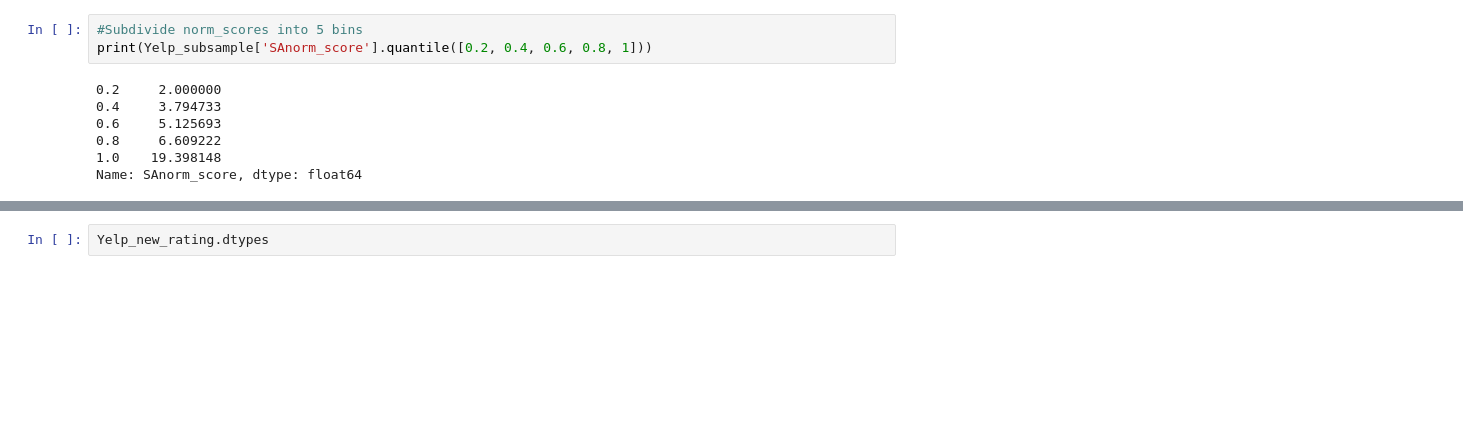
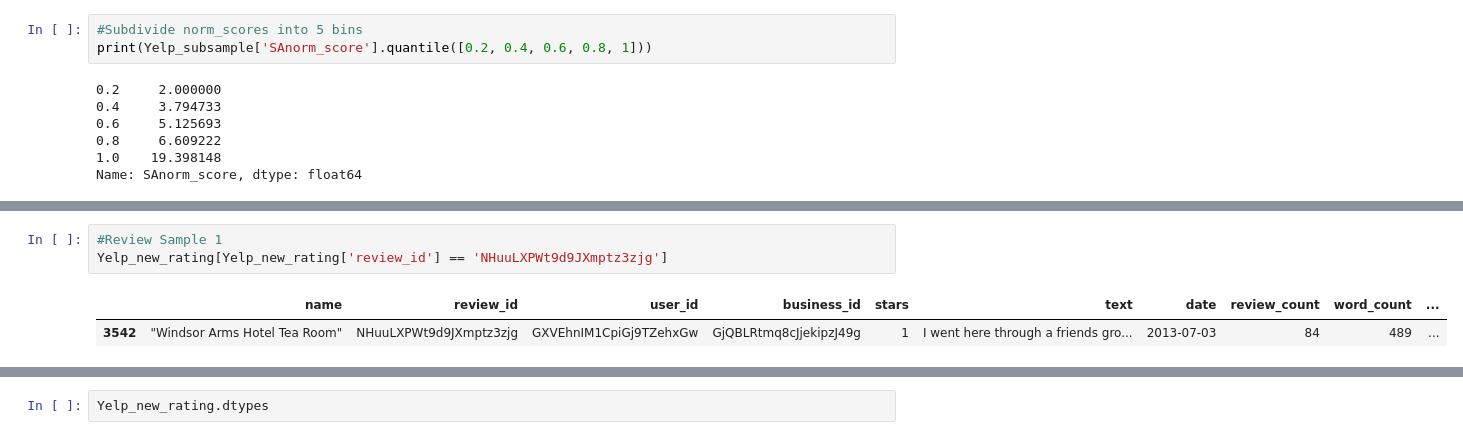
Before and after one commit to minas26902/Improving_Yelp_Ratings_with_ML, a Jupyter notebook: AFINN_analyses_AMD/AFINN_SA_on_323K_AMD.ipynb, the cells around one changed output, grey strips where cells are left out. Saved outputs shown, nothing was run; the diff lists cells and outputs as text; blank space fills up the shorter version.

```diff
--- a/AFINN_analyses_AMD/AFINN_SA_on_323K_AMD.ipynb
+++ b/AFINN_analyses_AMD/AFINN_SA_on_323K_AMD.ipynb
@@ -115,3 +117,9 @@ Yelp_new_rating.tail()
 | 323307 | "Sushi House Goyemon" | Lmu5cgFFAcDFxIA0w8WObA | a9UymHuKxZKMnHXOo3nLKA | JyxHvtj-syke7m9rbza7mA | 5 | This place is usually always pack... | 2016-05-26 | 64 | 180 | ... |
 | 323308 | "Yellowtail" | cPp2sAxSF-4vfQqex5If5g | a9UymHuKxZKMnHXOo3nLKA | Dxaz8OxaadecnWol18kAtw | 4 | I've always loved yellowtail... J... | 2015-12-17 | 64 | 256 | ... |
 | 323309 | "Sushi Neko" | 6OBNWpnPR87iBdca4ZtODA | a9UymHuKxZKMnHXOo3nLKA | ghVhlFpNhfBwWDFGSlt2JA | 5 | This has quickly became a favorit... | 2017-07-26 | 64 | 71 | ... |
+# %%
+#Review Sample 1
+Yelp_new_rating[Yelp_new_rating['review_id'] == 'NHuuLXPWt9d9JXmptz3zjg']
+# %% [output]
+|  | name | review_id | user_id | business_id | stars | text | date | review_count | word_count | ... |
+| 3542 | "Windsor Arms Hotel Tea Room" | NHuuLXPWt9d9JXmptz3zjg | GXVEhnIM1CpiGj9TZehxGw | GjQBLRtmq8cJjekipzJ49g | 1 | I went here through a friends gro... | 2013-07-03 | 84 | 489 | ... |
```
Also changed, not shown: parts of 6 cells of this notebook.
